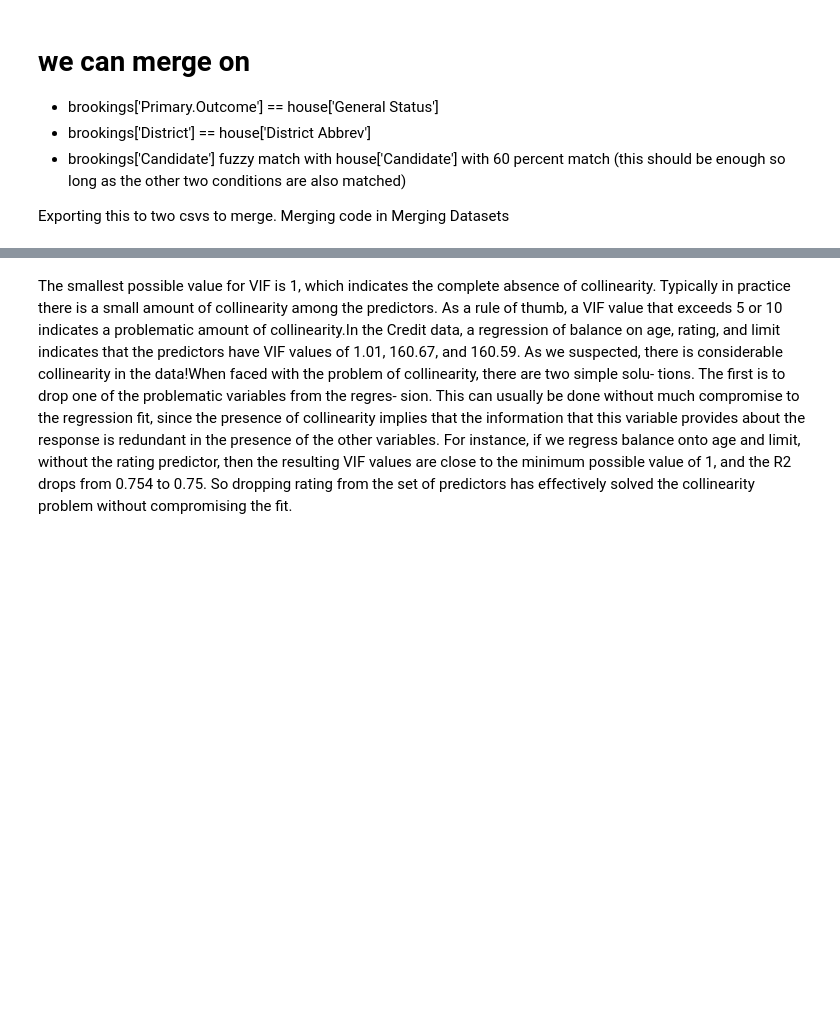
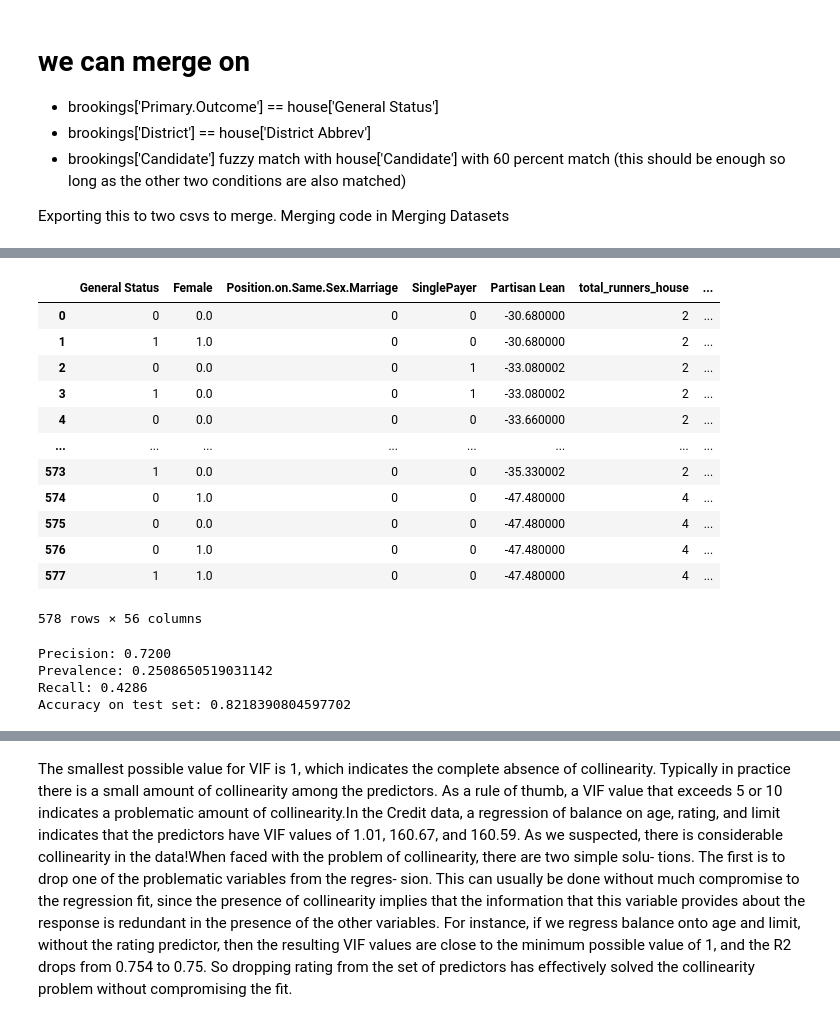
Before and after one commit to tetsu2001/102-project, a Jupyter notebook: sara/sara's eda.ipynb, the cells around one changed output, grey strips where cells are left out. Cells and saved outputs as stored; diff of their text form; code cells hidden in the pictures; blank space fills up the shorter version.

```diff
--- a/sara/sara's eda.ipynb
+++ b/sara/sara's eda.ipynb
@@ -213,0 +349,11 @@ ohe_cols
+# %%
+def VIF_dropper(df):
+    for col in df.columns:
+        top_freq = df[col].value_counts(normalize=True).iloc[0]
+        if top_freq >= 0.80:
+            df.drop(col, axis=1, inplace=True)
+    return df
+# %%
+output = VIF_dropper(result)
+output = drop_columns(output, ['Primary.Outcome','District','Brookings Candidate','District Abbrev', 'House Candidate'])
+output = move_column_to_front(output,['General Status'])
@@ -213,0 +482,21 @@ ohe_cols
+# %%
+X = output.drop('General Status',axis=1).dropna()
+X = X.astype(float)
+y = output['General Status']
+
+#aic(X, y)
+output
+# %% [output]
+|  | General Status | Female | Position.on.Same.Sex.Marriage | SinglePayer | Partisan Lean | total_runners_house | ... |
+| 0 | 0 | 0.0 | 0 | 0 | -30.680000 | 2 | ... |
+| 1 | 1 | 1.0 | 0 | 0 | -30.680000 | 2 | ... |
+| 2 | 0 | 0.0 | 0 | 1 | -33.080002 | 2 | ... |
+| 3 | 1 | 0.0 | 0 | 1 | -33.080002 | 2 | ... |
+| 4 | 0 | 0.0 | 0 | 0 | -33.660000 | 2 | ... |
+| ... | ... | ... | ... | ... | ... | ... | ... |
+| 573 | 1 | 0.0 | 0 | 0 | -35.330002 | 2 | ... |
+| 574 | 0 | 1.0 | 0 | 0 | -47.480000 | 4 | ... |
+| 575 | 0 | 0.0 | 0 | 0 | -47.480000 | 4 | ... |
+| 576 | 0 | 1.0 | 0 | 0 | -47.480000 | 4 | ... |
+| 577 | 1 | 1.0 | 0 | 0 | -47.480000 | 4 | ... |
+578 rows × 56 columns
@@ -213,0 +532,7 @@ ohe_cols
+# %%
+do_regression(output,'General Status',new_predictors)
+# %% [output]
+Precision: 0.7200
+Prevalence: 0.2508650519031142
+Recall: 0.4286
+Accuracy on test set: 0.8218390804597702
```
Also changed, not shown: parts of 45 cells of this notebook, 4 other files.
